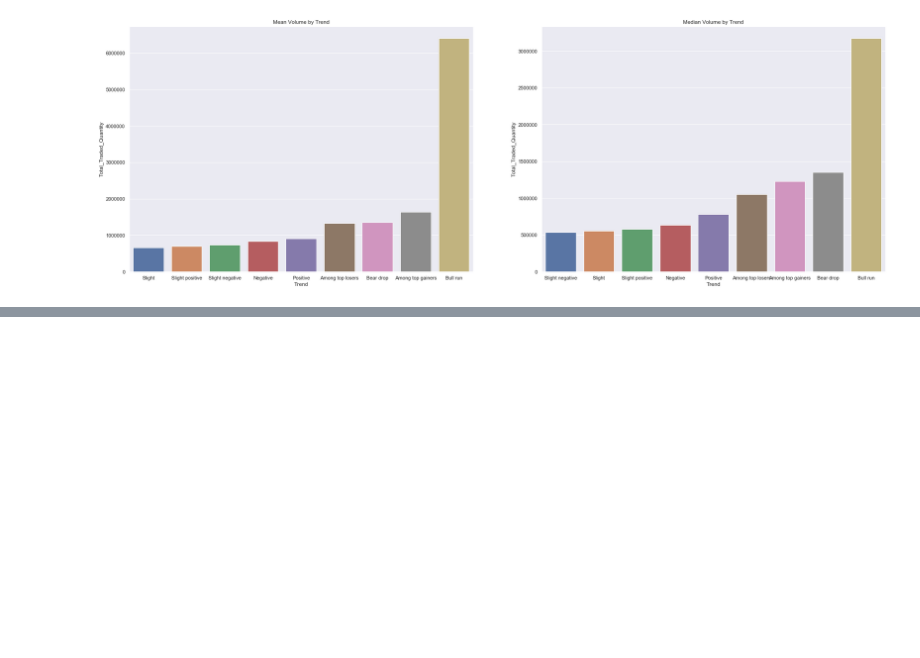
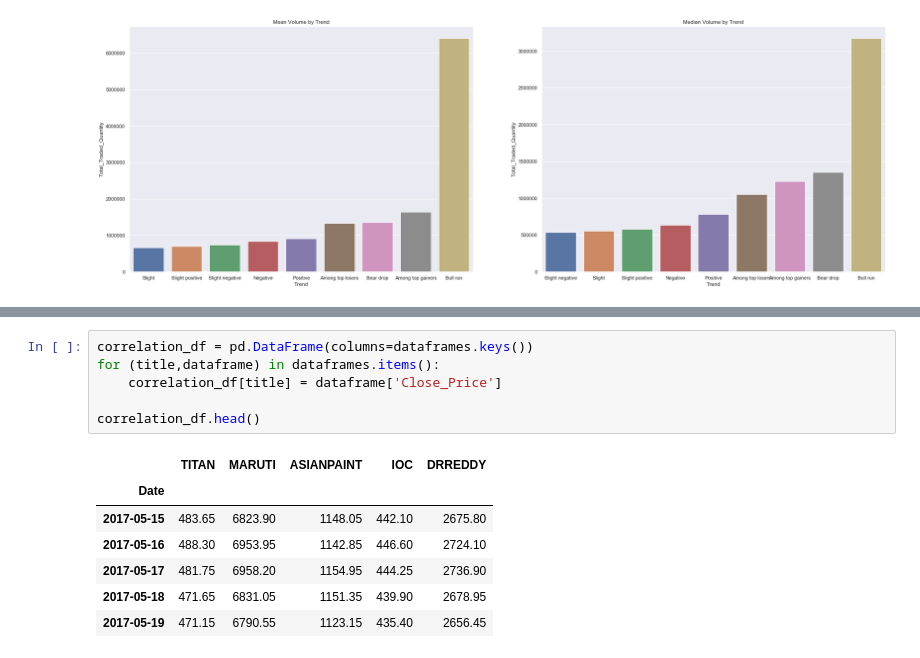
Before and after one commit to JamesMcGuigan/aspiration-ai-internship, a Jupyter notebook: python3/module_2/module_2.ipynb, the cells around one changed output, grey strips where cells are left out. Drawn from its saved outputs; the diff is of its cells as text; blank space fills up the shorter version.

```diff
--- a/python3/module_2/module_2.ipynb
+++ b/python3/module_2/module_2.ipynb
@@ -186,0 +219,14 @@ sns.barplot(ax=axes[1], x='Trend', y='Total_Traded_Quantity', data=volume_by_tre
+# %%
+correlation_df = pd.DataFrame(columns=dataframes.keys())
+for (title,dataframe) in dataframes.items():
+    correlation_df[title] = dataframe['Close_Price']
+
+correlation_df.head()
+# %% [output]
+|  | TITAN | MARUTI | ASIANPAINT | IOC | DRREDDY |
+| Date |  |  |  |  |  |
+| 2017-05-15 | 483.65 | 6823.90 | 1148.05 | 442.10 | 2675.80 |
+| 2017-05-16 | 488.30 | 6953.95 | 1142.85 | 446.60 | 2724.10 |
+| 2017-05-17 | 481.75 | 6958.20 | 1154.95 | 444.25 | 2736.90 |
+| 2017-05-18 | 471.65 | 6831.05 | 1151.35 | 439.90 | 2678.95 |
+| 2017-05-19 | 471.15 | 6790.55 | 1123.15 | 435.40 | 2656.45 |
```
Also changed, not shown: parts of 12 cells of this notebook.
